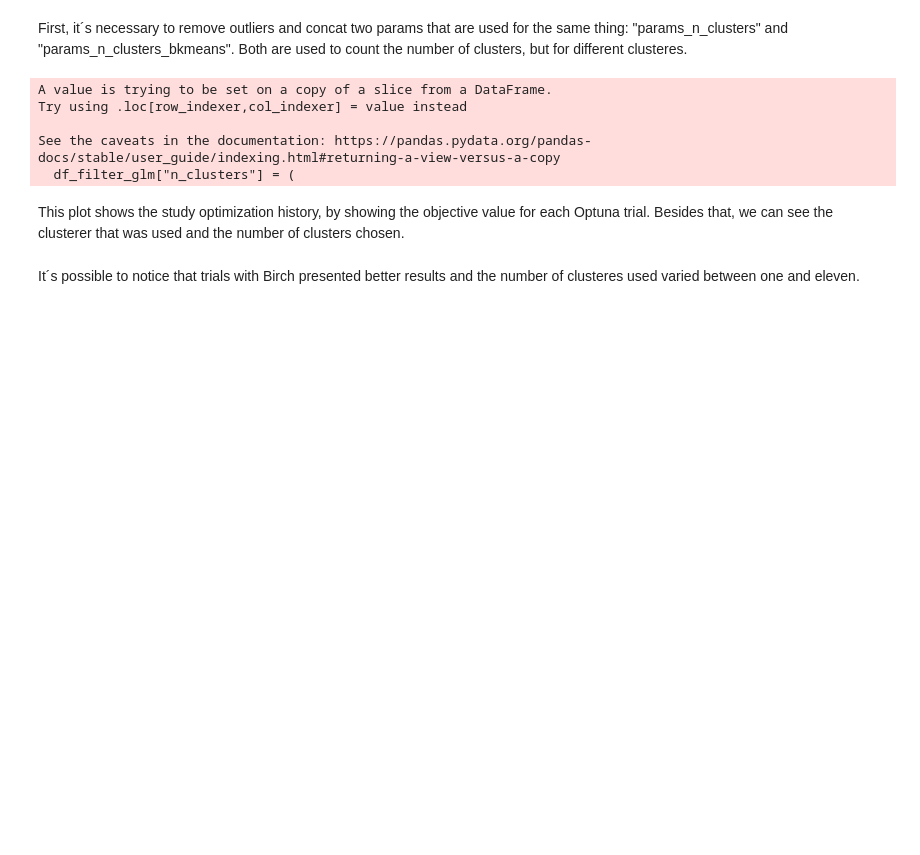
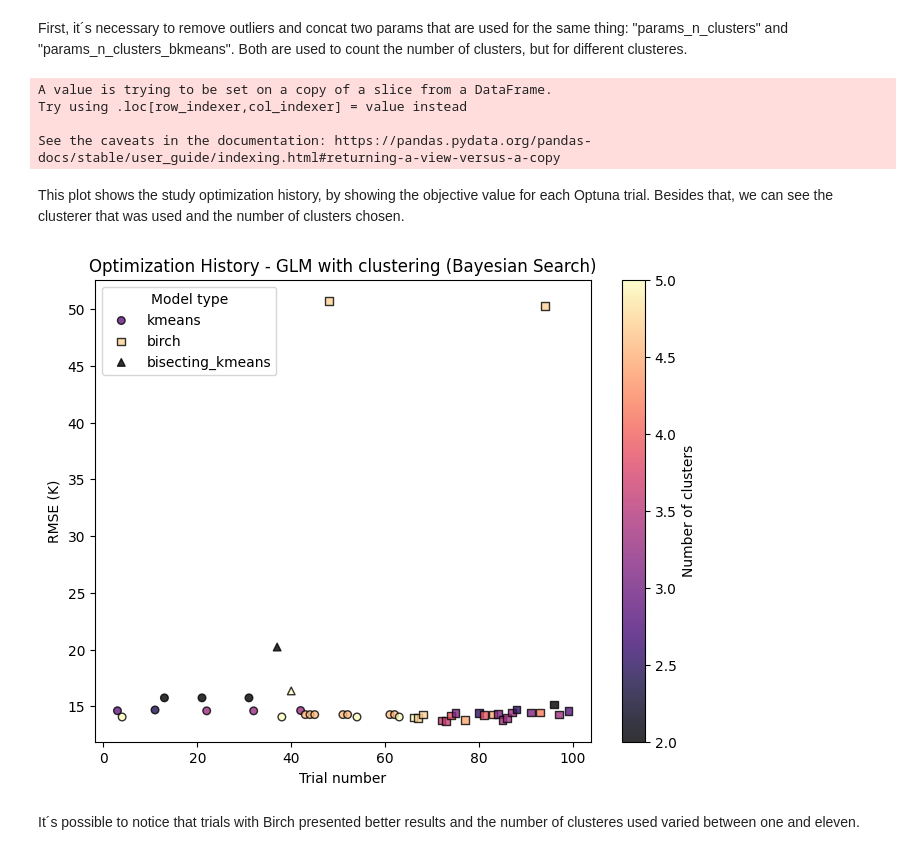
Before and after one commit to CassarGroup/IC---Interpretable-models-for-Tc-prediction, a Jupyter notebook: Other_files/Optimization_and_Hypothesis_Testing.ipynb, the cells around one changed output. Saved outputs shown, nothing was run; the diff lists cells and outputs as text; code cells hidden in the pictures; blank space fills up the shorter version.

```diff
--- a/Other_files/Optimization_and_Hypothesis_Testing.ipynb
+++ b/Other_files/Optimization_and_Hypothesis_Testing.ipynb
@@ -42,7 +54,7 @@ Grid Search, considering the limited number of families and link functions, show
 study_name = "optimization_clusters_glm_teste21_07_2025_16_46_28"
 storage_url = "sqlite:///../Optuna_files/optimization_glm_bayesian.db"
 
-study_glm_bayesian = optuna.load_study(study_name=study_name, storage=storage_url)
+study_glm_bs = optuna.load_study(study_name=study_name, storage=storage_url)
 # %% [markdown]
 ##### **Best trial**
 # %%
@@ -60,7 +72,7 @@ The link function was different from the optimization without clustering ("log"
 # %% [markdown]
 First, it´s necessary to remove outliers and concat two params that are used for the same thing: "params_n_clusters" and "params_n_clusters_bkmeans". Both are used to count the number of clusters, but for different clusteres.
 # %%
-df_glm = study_glm_bayesian.trials_dataframe()
+df_glm = study_glm_bs.trials_dataframe()
 df_filter_glm = df_glm[(df_glm["state"] != "PRUNED") & (df_glm["value"] <= 10e1)]
 
 df_filter_glm["n_clusters"] = (
@@ -73,6 +85,5 @@ A value is trying to be set on a copy of a slice from a DataFrame.
 Try using .loc[row_indexer,col_indexer] = value instead
 
 See the caveats in the documentation: https://pandas.pydata.org/pandas-docs/stable/user_guide/indexing.html#returning-a-view-versus-a-copy
-  df_filter_glm["n_clusters"] = (
 # %% [markdown]
 This plot shows the study optimization history, by showing the objective value for each Optuna trial. Besides that, we can see the clusterer that was used and the number of clusters chosen.
@@ -93,3 +90,30 @@ fig.show()
+# %%
+markers = {"kmeans": "o", "birch": "s", "bisecting_kmeans": "^"}
+
+plt.figure(figsize=(8,6))
+
+for model, marker in markers.items():
+    subset = df_filter_glm[df_filter_glm["params_clusterer"] == model]
+    plt.scatter(
+        subset["number"],
+        subset["value"],
+        s=30,
+        c=subset["n_clusters"],
+        cmap="magma",
+        marker=marker,
+        label=model,
+        edgecolor="black",
+        alpha=0.8
+    )
+
+plt.title("Optimization History - GLM with clustering (Bayesian Search)")
+plt.xlabel("Trial number")
+plt.ylabel("RMSE (K)")
+plt.colorbar(label="Number of clusters")
+plt.legend(title="Model type")
+plt.show()
+# %% [output]
+[figure, added]
 # %% [markdown]
 It´s possible to notice that trials with Birch presented better results and the number of clusteres used varied between one and eleven.
 # %% [markdown]
```
Also changed, not shown: parts of 46 cells of this notebook, 2 other files.
